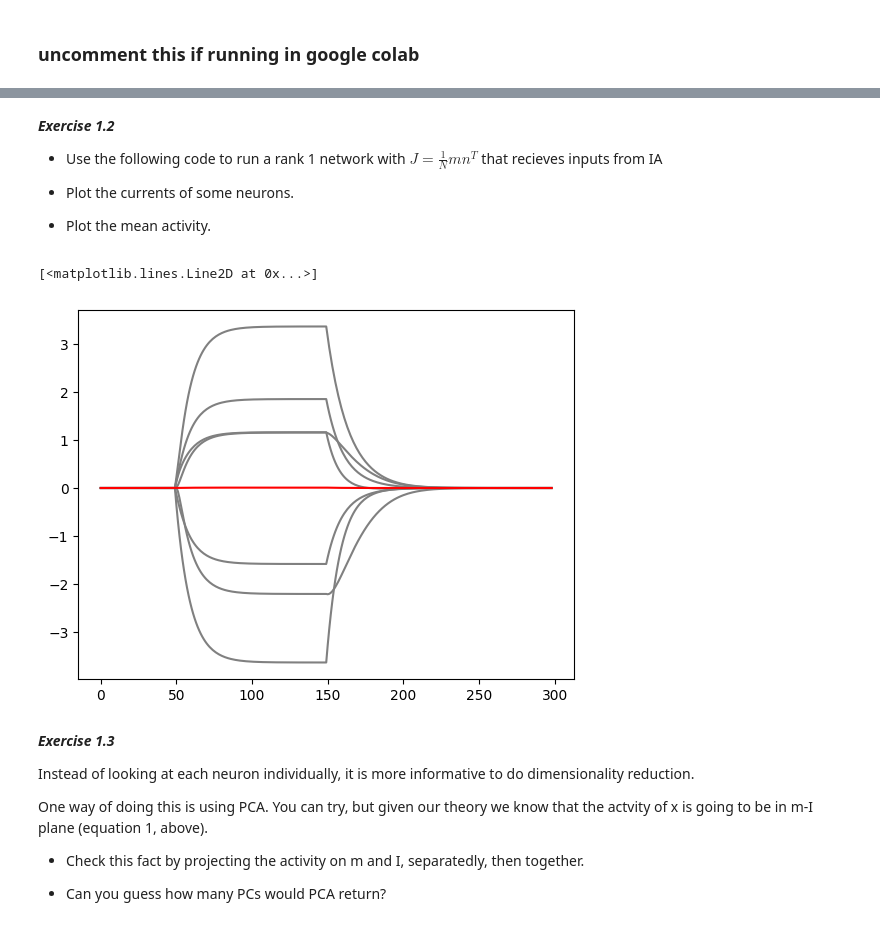
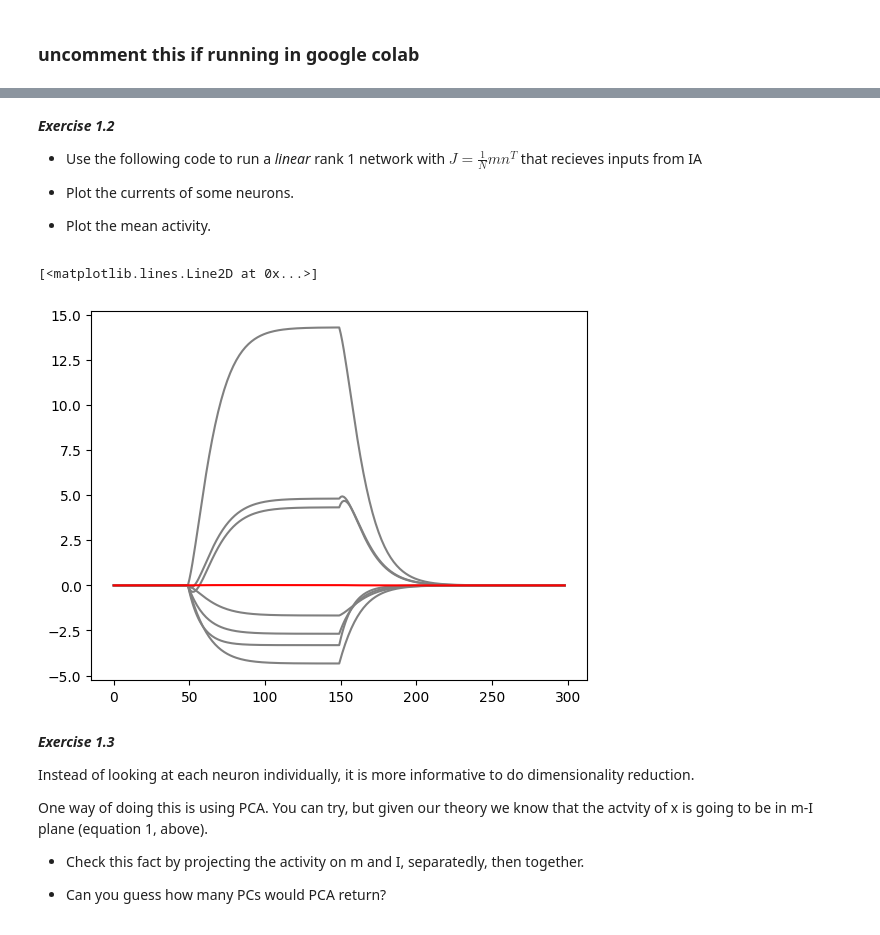
Before and after one commit to jmourabarbosa/lowrank_tutorial, a Jupyter notebook: tutorial1.ipynb, the cells around one changed output, grey strips where cells are left out. Saved outputs shown, nothing was run; the diff lists cells and outputs as text; code cells hidden in the pictures.

```diff
--- a/tutorial1.ipynb
+++ b/tutorial1.ipynb
@@ -75,41 +69,39 @@ N=len(m)
 # %% [markdown]
 ***Exercise 1.2***
 
-* Use the following code to run a rank 1 network with $J = \frac{1}{N}mn^T$ that recieves inputs from IA
+* Use the following code to run a *linear* rank 1 network with $J = \frac{1}{N}mn^T$ that recieves inputs from IA
 
 * Plot the currents of some neurons.
 
 * Plot the mean activity.
 # %%
 def phi(x):
-
-  return np.tanh(x)
   return x
 
 dt = 0.1
 
 time = np.linspace(0,30,int(30//dt))
 
-J = np.outer(m,n) / N
+J = (...)
 u = np.zeros_like(time)
 
 # inputs are on during this period, off otherwise
 u[50:150] = 1
 
 # two trials, one for each input
-x = np.zeros([2,N])
-X = np.zeros((2,len(time),N))
+x = np.zeros(...)
+X = np.zeros(...)
 
 for ti, _ in enumerate(time):
-  x[0] = x[0] + dt*(-x[0] + J @ phi(x[0]) + IA*u[ti])
-  x[1] = x[1] + dt*(-x[1] + J @ phi(x[1]) + IB*u[ti])
+  x[0] = x[0] + dt*(...)
+  x[1] = x[1] + dt*(...)
   X[:,ti,:] = x
-
-plt.plot(X[0,:,:7],"gray")
-plt.plot(np.mean(X[1,:],axis=1),"r")
-# %% [output]
-[<matplotlib.lines.Line2D at 0x...>]
-[figure, removed]
+# %%
+plt.plot((...),"gray")
+plt.plot((...),"r")
+# %% [output]
+[<matplotlib.lines.Line2D at 0x...>]
+[figure, added]
 # %% [markdown]
 ***Exercise 1.3***
 
```
Also changed, not shown: parts of 30 cells of this notebook, 7 other files.
